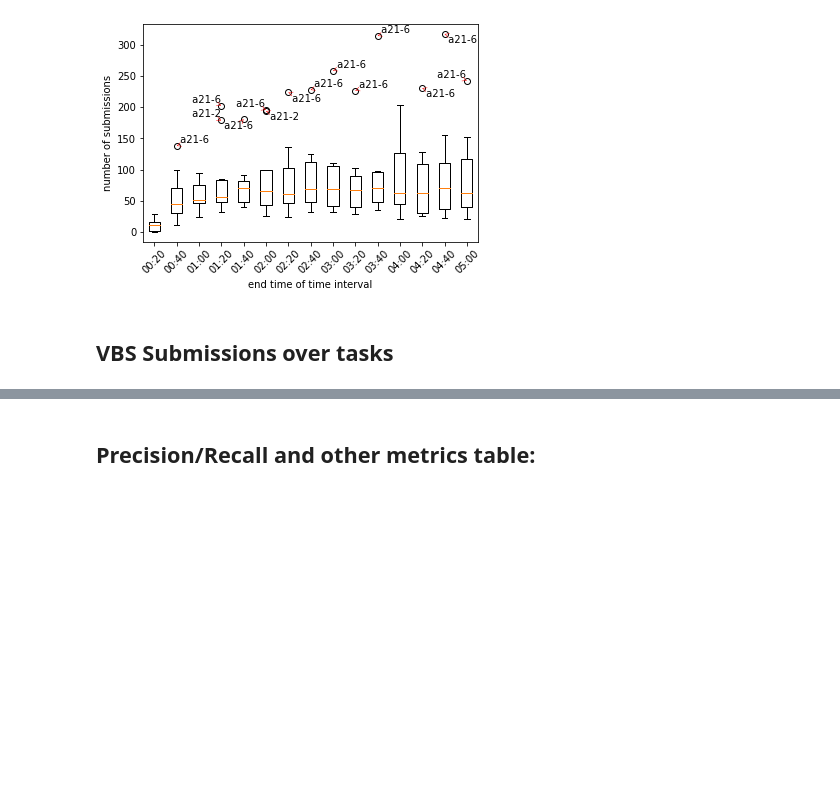
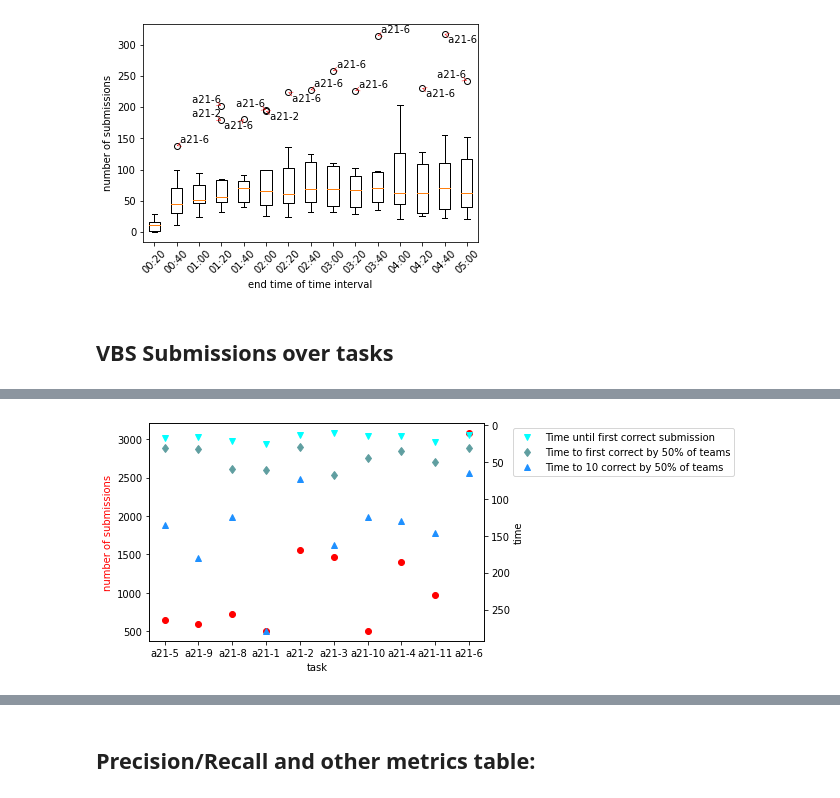
Before and after one commit to vGsteiger/VBS-Analysis, a Jupyter notebook: code/VBSEvaluation.ipynb, the cells around one changed output, grey strips where cells are left out. Cells and saved outputs as stored; diff of their text form; code cells hidden in the pictures; blank space fills up the shorter version.

```diff
--- a/code/VBSEvaluation.ipynb
+++ b/code/VBSEvaluation.ipynb
@@ -804,3 +902,90 @@ plt.savefig('figs/avs_submissions_over_time.pdf', format='pdf', bbox_inches="tig
+# %%
+avs_tasks_stats2 = dict()
+avs_tasks_stats2['task'] = []
+avs_tasks_stats2['Submissions'] = []
+avs_tasks_stats2['Time to first correct Submission'] = []
+avs_tasks_stats2['Time to first correct by 50% of teams'] = []
+avs_tasks_stats2['Time to 10 correct by 50% of teams'] = []
+
+nr_team = len(data['description']['teams'])
+
+for t in data['tasks']:
+    if t['description']['taskGroup']['name'] == 'AVS':
+        avs_tasks_stats2['task'].append(t['description']['name'])
+        avs_tasks_stats2['Submissions'].append(len(t['submissions']))
+        if len(t['submissions']) > 0:
+            for s in t['submissions']:
+                if s['status'] == 'CORRECT':
+                    avs_tasks_stats2['Time to first correct Submission'].append((s['timestamp'] - t['started']) / 1000)
+                    break
+        else:
+            avs_tasks_stats2['Time to first correct Submission'].append(-1)
+        timestamp_50_1 = -1
+        timestamp_50_10 = -1
+        ts_50_1 = False
+        nr_submissions_teams = dict()
+        for submission in t['submissions']:
+            if submission['status'] == 'CORRECT':
+                if submission['teamId'] not in nr_submissions_teams:
+                    nr_submissions_teams[submission['teamId']] = 1
+                else:
+                    nr_submissions_teams[submission['teamId']] += 1
+                if len(nr_submissions_teams) >= 0.5 * nr_team and not ts_50_1:
+                    ts_50_1 = True
+                    timestamp_50_1 = (submission['timestamp'] - t['started']) / 1000
+                nr_over_10 = 0
+                for s in nr_submissions_teams:
+                    if nr_submissions_teams[s] >= 10:
+                        nr_over_10 += 1
+                if nr_over_10 >= 0.5 * nr_team:
+                    timestamp_50_10 = (submission['timestamp'] - t['started']) / 1000
+                    break
+        avs_tasks_stats2['Time to first correct by 50% of teams'].append(timestamp_50_1)
+        avs_tasks_stats2['Time to 10 correct by 50% of teams'].append(timestamp_50_10)
+
+nr_bins = 15
+
+tasks = []
+
+for t in data['tasks']:
+    if t['description']['taskGroup']['name'] == 'AVS':
+        task = Task(t['started'], t['ended'], t['duration'], t['position'], t['uid'], t['description']['taskGroup']['name'])
+        task.add_name(t['description']['name'])
+        for s in t['submissions']:
+            task.add_submission(s['memberId'], s['status'], s['teamId'], s['uid'], s['timestamp'], s['item']['name'])
+        tasks.append(task)
+
+bins = OrderedDict()
+
+for t in tasks:
+    calculated_bin = t.get_number_of_submissions_in_bins(nr_bins)
+    bins[t.get_name()] = calculated_bin
+
+df = pd.DataFrame(data=bins)
+
+df = df.T
+df = df.sum(axis = 1, skipna = True)
+df = df.to_frame()
+
+fig = plt.figure()
+ax1 = plt.subplot(111)
+ax2 = ax1.twinx()
+ax2.plot(df.reset_index().index, avs_tasks_stats2['Time to first correct Submission'], 'v', label="Time until first correct submission", color='aqua')
+ax2.plot(df.reset_index().index, avs_tasks_stats2['Time to first correct by 50% of teams'], 'd', label="Time to first correct by 50% of teams", color='cadetblue')
+ax2.plot(df.reset_index().index, avs_tasks_stats2['Time to 10 correct by 50% of teams'], '^', label="Time to 10 correct by 50% of teams", color='dodgerblue')
+ax1.scatter(df.reset_index().index, df[0].tolist(), color='red')
+ax1.set_ylabel('number of submissions', color='red')
+ax2.set_ylabel('time')
+ax2.invert_yaxis()
+ax1.set_xlabel('task')
+plt.xticks(df.reset_index().index, df.reset_index()['index'], rotation=90)
+#ax.set_yscale('log')
+plt.xticks(rotation=45)
+plt.legend(bbox_to_anchor=(1.07, 1), loc='upper left')
+plt.savefig('figs/vbs_submissions_over_tasks_correct.pdf', format='pdf', bbox_inches="tight")
+plt.show()
+# %% [output]
+[figure, added]
 # %%
 nr_bins = 15
 
```
Also changed, not shown: parts of 4 cells of this notebook, 4 other files.
